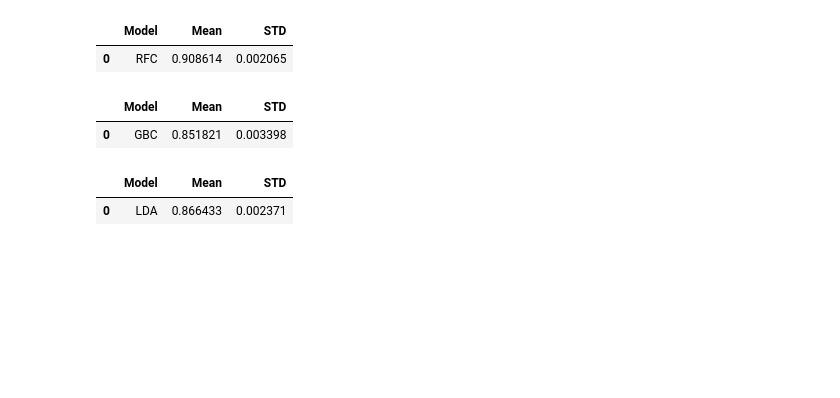
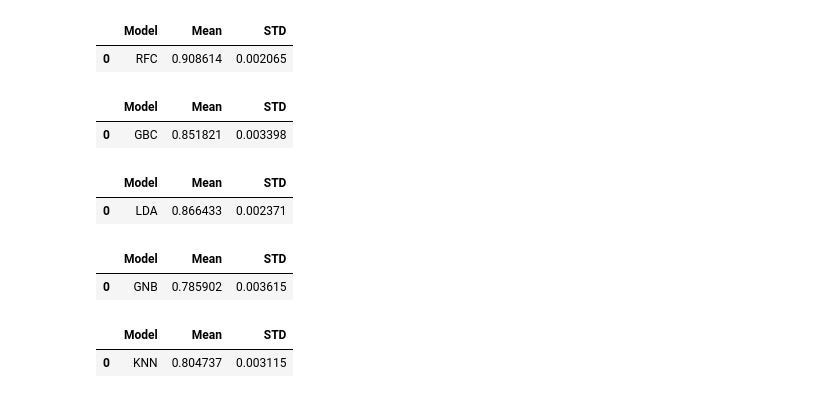
Before and after one commit to MaukanMir/Mcdonalds-Sentiment-Analysis, a Jupyter notebook: training.ipynb, the cells around one changed output. Cells and saved outputs as stored; diff of their text form; code cells hidden in the pictures; blank space fills up the shorter version.

Commit message:
added new models

```diff
--- a/training.ipynb
+++ b/training.ipynb
@@ -349,7 +349,18 @@ testing_selected_models(names, models, X_res, y_res)
 |  | Model | Mean | STD |
 | 0 | LDA | 0.866433 | 0.002371 |
 # %%
-names = ['LDA']
+names = ['GNB']
 
 models = get_selected_models(names)
 testing_selected_models(names, models, X_res, y_res)
+# %% [output]
+|  | Model | Mean | STD |
+| 0 | GNB | 0.785902 | 0.003615 |
+# %%
+names = ['KNN']
+
+models = get_selected_models(names)
+testing_selected_models(names, models, X_res, y_res)
+# %% [output]
+|  | Model | Mean | STD |
+| 0 | KNN | 0.804737 | 0.003115 |
```
Also changed, not shown: parts of 1 cell of this notebook.
